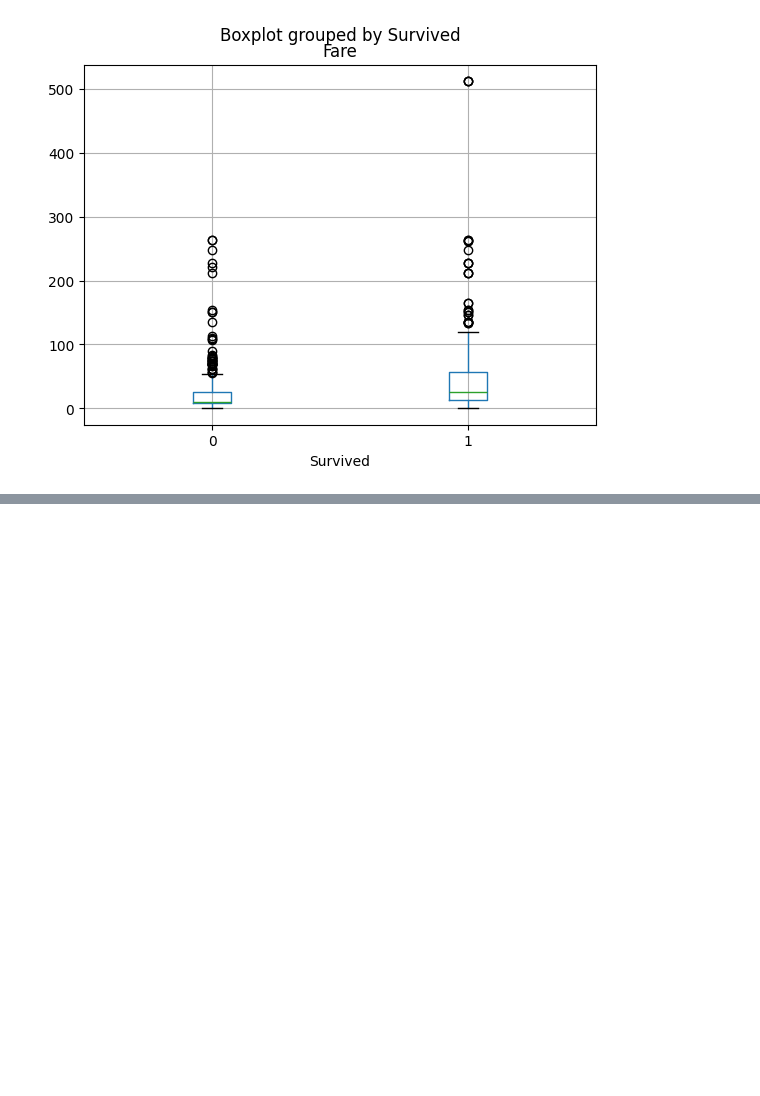
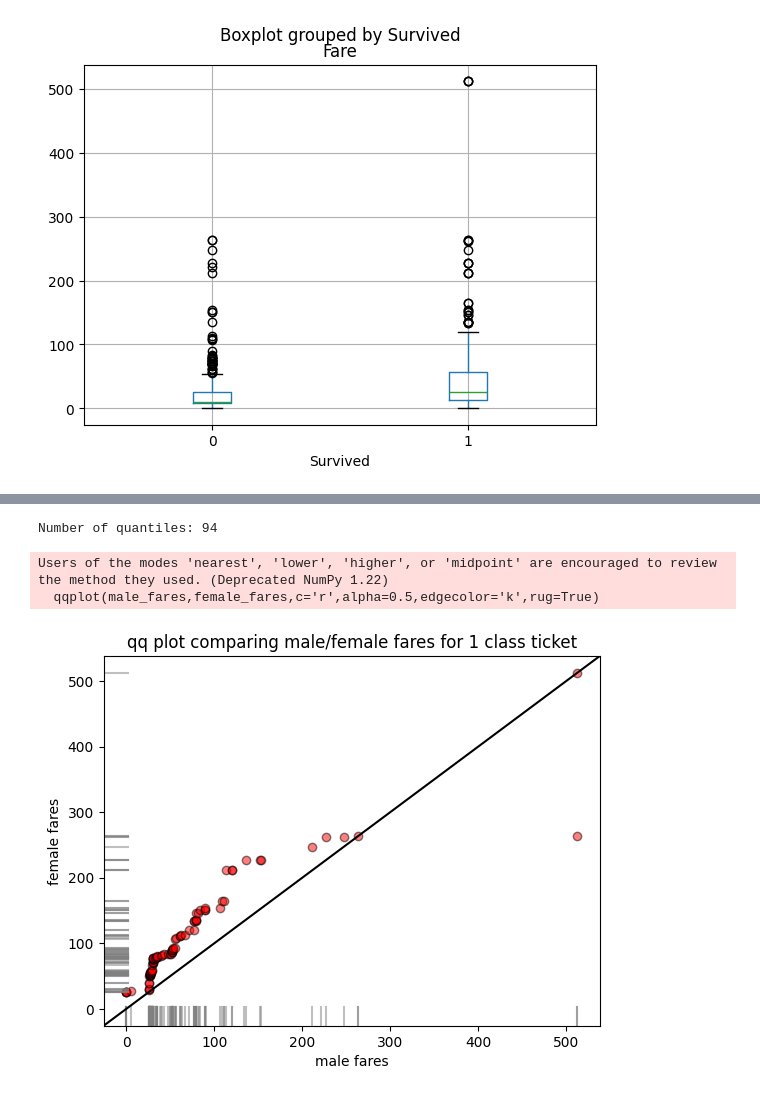
Before and after one commit to Manillin/Notes, a Jupyter notebook: masters/BigDataAnalytics/Lab/eda/EDA1_S.ipynb, the cells around one changed output, grey strips where cells are left out. Drawn from its saved outputs; the diff is of its cells as text; code cells hidden in the pictures; blank space fills up the shorter version.

```diff
--- a/masters/BigDataAnalytics/Lab/eda/EDA1_S.ipynb
+++ b/masters/BigDataAnalytics/Lab/eda/EDA1_S.ipynb
@@ -275,0 +291,17 @@ Number of quantiles: [0.         0.00319489 0.00638978 0.00958466 0.01277955 0.0
+# %%
+n_class = 1
+male_fares = df.loc[(df['Sex'] == 'male')&(df['Pclass']==n_class)]['Fare'].values
+female_fares = df.loc[(df['Sex'] == 'female')&(df['Pclass'] == n_class)]['Fare'].values
+
+plt.figure()
+qqplot(male_fares,female_fares,c='r',alpha=0.5,edgecolor='k',rug=True)
+plt.xlabel('male fares')
+plt.ylabel('female fares')
+plt.title(f'qq plot comparing male/female fares for {n_class} class ticket')
+plt.show()
+plt.close()
+# %% [output]
+Number of quantiles: 94
+Users of the modes 'nearest', 'lower', 'higher', or 'midpoint' are encouraged to review the method they used. (Deprecated NumPy 1.22)
+  qqplot(male_fares,female_fares,c='r',alpha=0.5,edgecolor='k',rug=True)
+[figure, added]
```
Also changed, not shown: parts of 17 cells of this notebook.
